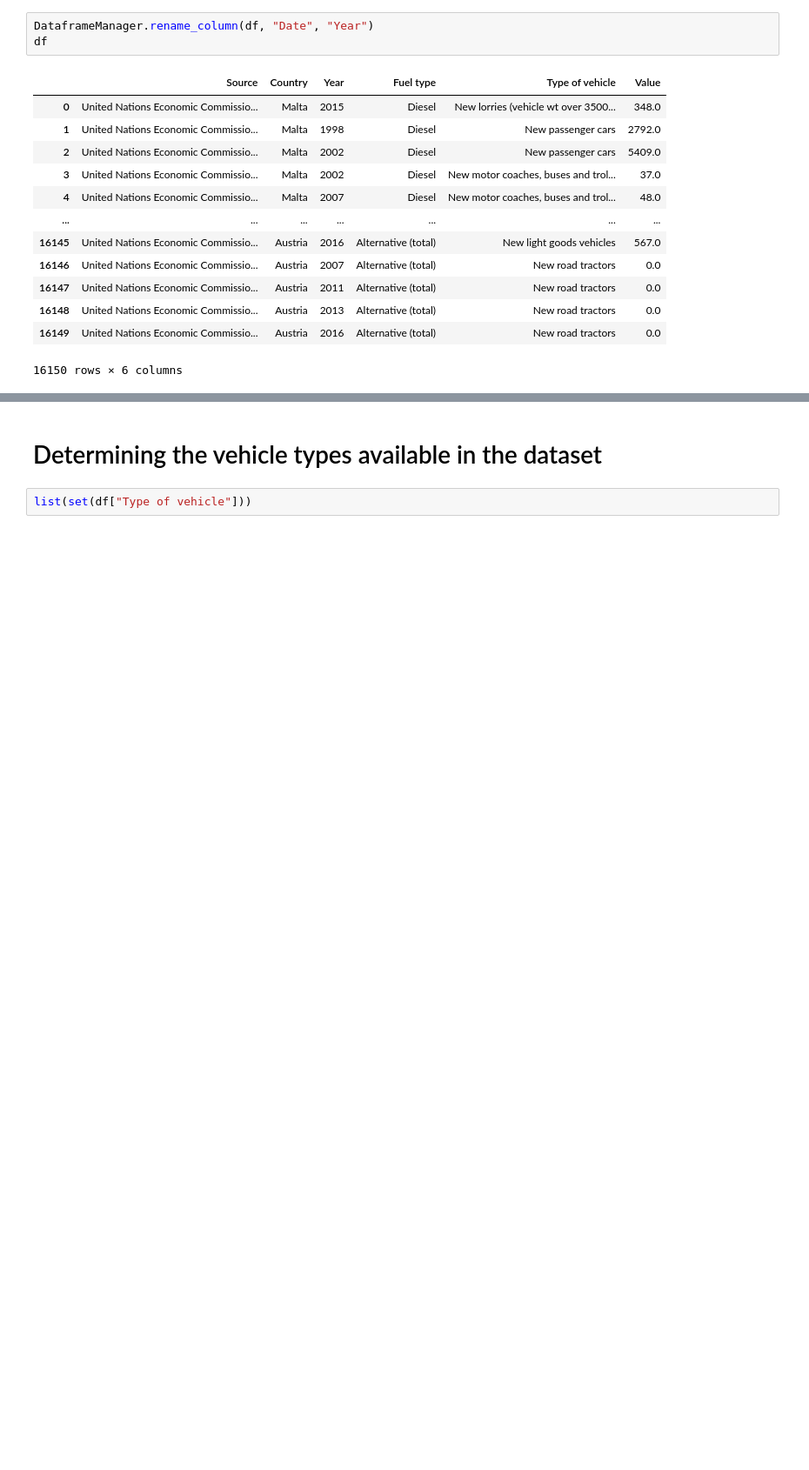
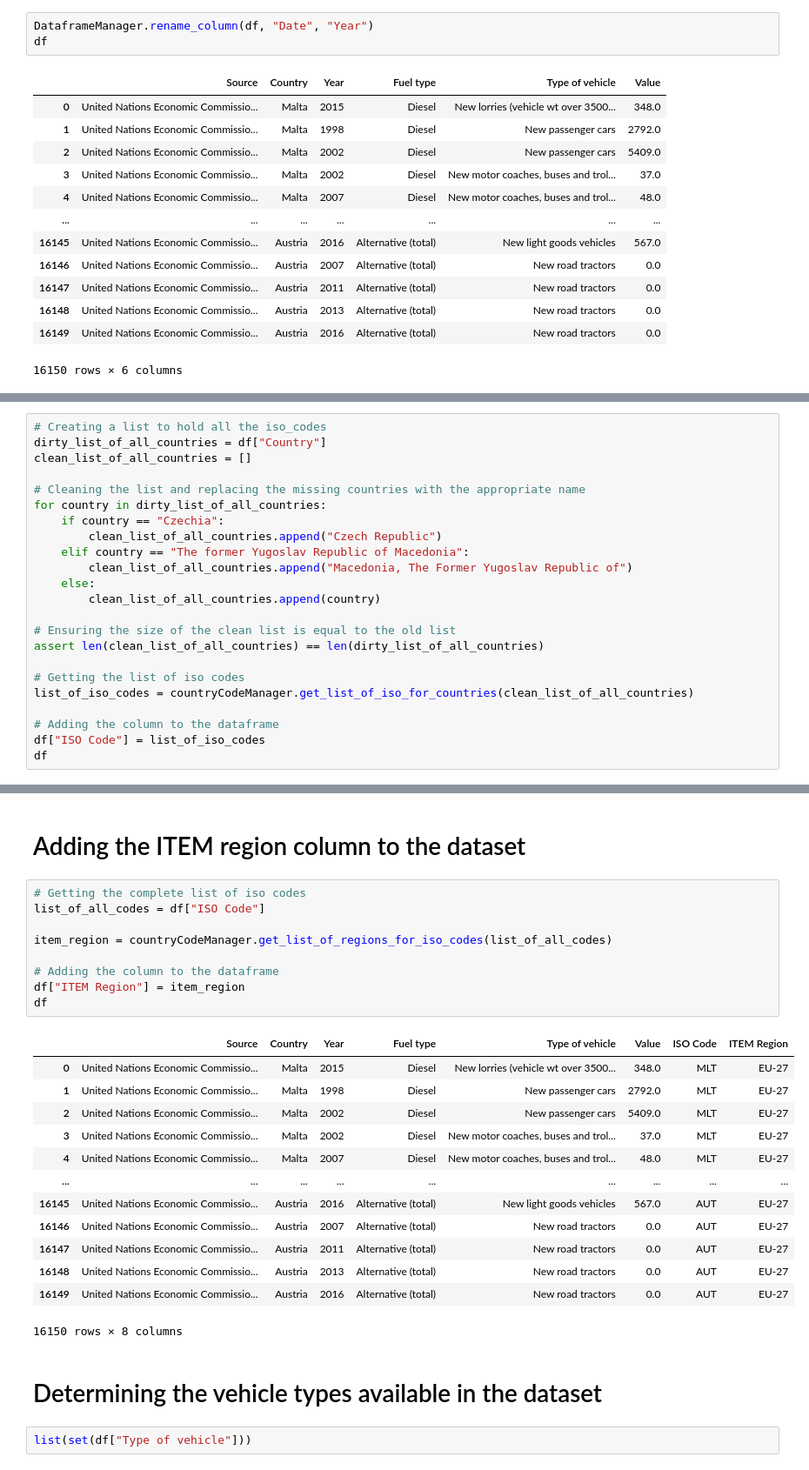
Before and after one commit to transportenergy/database, a Jupyter notebook: item/historical/scripts/T004.ipynb, the cells around one changed output, grey strips where cells are left out. Shown at 87% size. Cells and saved outputs as stored; diff of their text form; blank space fills up the shorter version.

Commit message:
adding the iso and item region codes

```diff
--- a/item/historical/scripts/T004.ipynb
+++ b/item/historical/scripts/T004.ipynb
@@ -94,0 +117,23 @@ df
+# %%
+# Creating a list to hold all the iso_codes
+dirty_list_of_all_countries = df["Country"]
+clean_list_of_all_countries = []
+
+# Cleaning the list and replacing the missing countries with the appropriate name
+for country in dirty_list_of_all_countries:
+    if country == "Czechia":
+        clean_list_of_all_countries.append("Czech Republic")
+    elif country == "The former Yugoslav Republic of Macedonia":
+        clean_list_of_all_countries.append("Macedonia, The Former Yugoslav Republic of")
+    else:
+        clean_list_of_all_countries.append(country)
+
+# Ensuring the size of the clean list is equal to the old list
+assert len(clean_list_of_all_countries) == len(dirty_list_of_all_countries)
+
+# Getting the list of iso codes
+list_of_iso_codes = countryCodeManager.get_list_of_iso_for_countries(clean_list_of_all_countries)
+
+# Adding the column to the dataframe
+df["ISO Code"] = list_of_iso_codes
+df
@@ -95,3 +171,28 @@ df
+# %% [markdown]
+# Adding the ITEM region column to the dataset
+# %%
+# Getting the complete list of iso codes
+list_of_all_codes = df["ISO Code"]
+
+item_region = countryCodeManager.get_list_of_regions_for_iso_codes(list_of_all_codes)
+
+# Adding the column to the dataframe
+df["ITEM Region"] = item_region
+df
+# %% [output]
+|  | Source | Country | Year | Fuel type | Type of vehicle | Value | ISO Code | ITEM Region |
+| 0 | United Nations Economic Commissio... | Malta | 2015 | Diesel | New lorries (vehicle wt over 3500... | 348.0 | MLT | EU-27 |
+| 1 | United Nations Economic Commissio... | Malta | 1998 | Diesel | New passenger cars | 2792.0 | MLT | EU-27 |
+| 2 | United Nations Economic Commissio... | Malta | 2002 | Diesel | New passenger cars | 5409.0 | MLT | EU-27 |
+| 3 | United Nations Economic Commissio... | Malta | 2002 | Diesel | New motor coaches, buses and trol... | 37.0 | MLT | EU-27 |
+| 4 | United Nations Economic Commissio... | Malta | 2007 | Diesel | New motor coaches, buses and trol... | 48.0 | MLT | EU-27 |
+| ... | ... | ... | ... | ... | ... | ... | ... | ... |
+| 16145 | United Nations Economic Commissio... | Austria | 2016 | Alternative (total) | New light goods vehicles | 567.0 | AUT | EU-27 |
+| 16146 | United Nations Economic Commissio... | Austria | 2007 | Alternative (total) | New road tractors | 0.0 | AUT | EU-27 |
+| 16147 | United Nations Economic Commissio... | Austria | 2011 | Alternative (total) | New road tractors | 0.0 | AUT | EU-27 |
+| 16148 | United Nations Economic Commissio... | Austria | 2013 | Alternative (total) | New road tractors | 0.0 | AUT | EU-27 |
+| 16149 | United Nations Economic Commissio... | Austria | 2016 | Alternative (total) | New road tractors | 0.0 | AUT | EU-27 |
+16150 rows × 8 columns
 # %% [markdown]
 # Determining the vehicle types available in the dataset
 # %%
```
Also changed, not shown: parts of 10 cells of this notebook.
